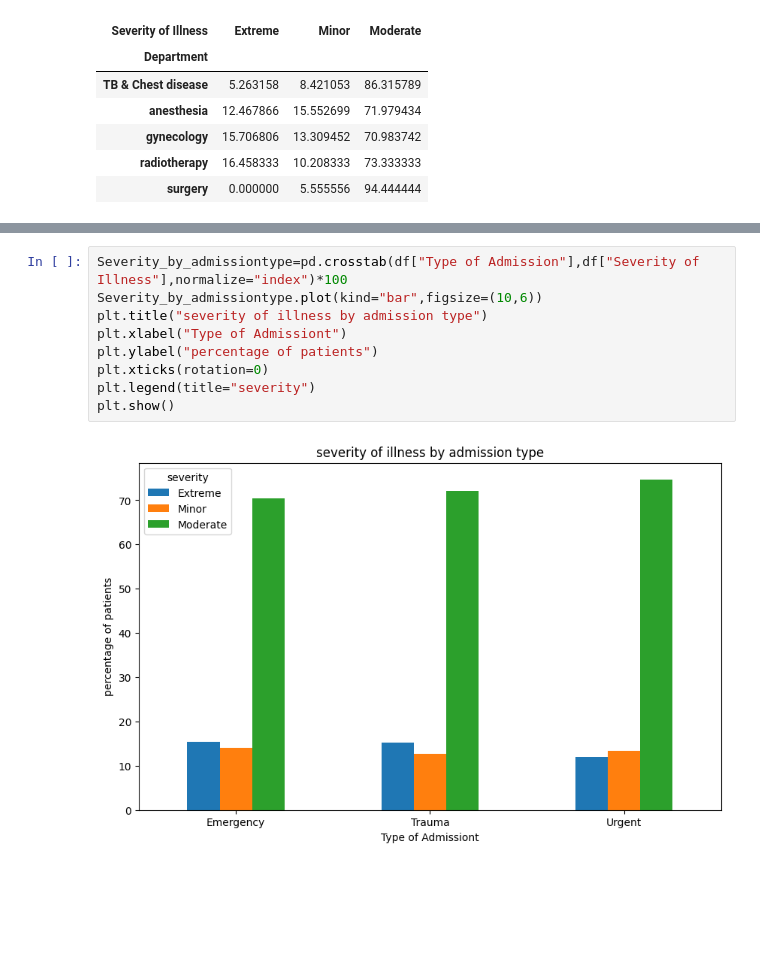
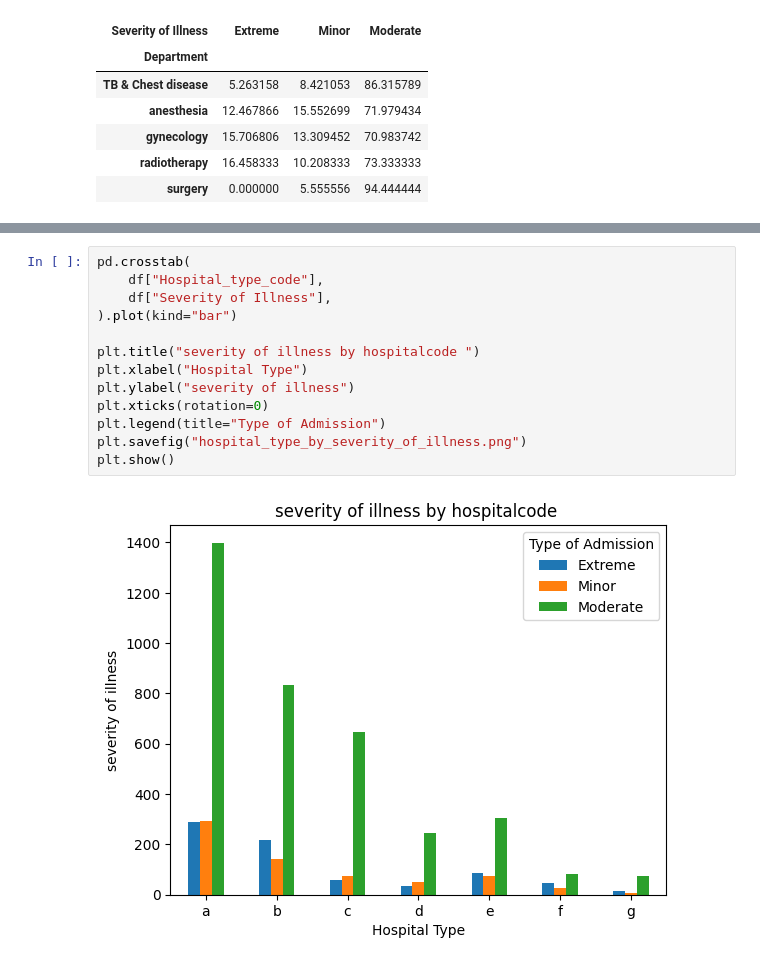
Before and after one commit to sushmapraveenabandi-afk/health-care-patient-analysis, a Jupyter notebook: healthcare_data_analysis.ipynb, the cells around one changed output, grey strips where cells are left out. Cells and saved outputs as stored; diff of their text form; blank space fills up the shorter version.

```diff
--- a/healthcare_data_analysis.ipynb
+++ b/healthcare_data_analysis.ipynb
@@ -270,11 +525,15 @@ pd.crosstab(df["Type of Admission"],df["Severity of Illness"],normalize="index")
 # %%
-Severity_by_admissiontype=pd.crosstab(df["Type of Admission"],df["Severity of Illness"],normalize="index")*100
-Severity_by_admissiontype.plot(kind="bar",figsize=(10,6))
-plt.title("severity of illness by admission type")
-plt.xlabel("Type of Admissiont")
-plt.ylabel("percentage of patients")
+pd.crosstab(
+    df["Hospital_type_code"],
+    df["Severity of Illness"],
+).plot(kind="bar")
+
+plt.title("severity of illness by hospitalcode ")
+plt.xlabel("Hospital Type")
+plt.ylabel("severity of illness")
 plt.xticks(rotation=0)
-plt.legend(title="severity")
+plt.legend(title="Type of Admission")
+plt.savefig("hospital_type_by_severity_of_illness.png")
 plt.show()
 # %% [output]
-[figure, old version]
+[figure, new version]
```
Also changed, not shown: parts of 44 cells of this notebook.
